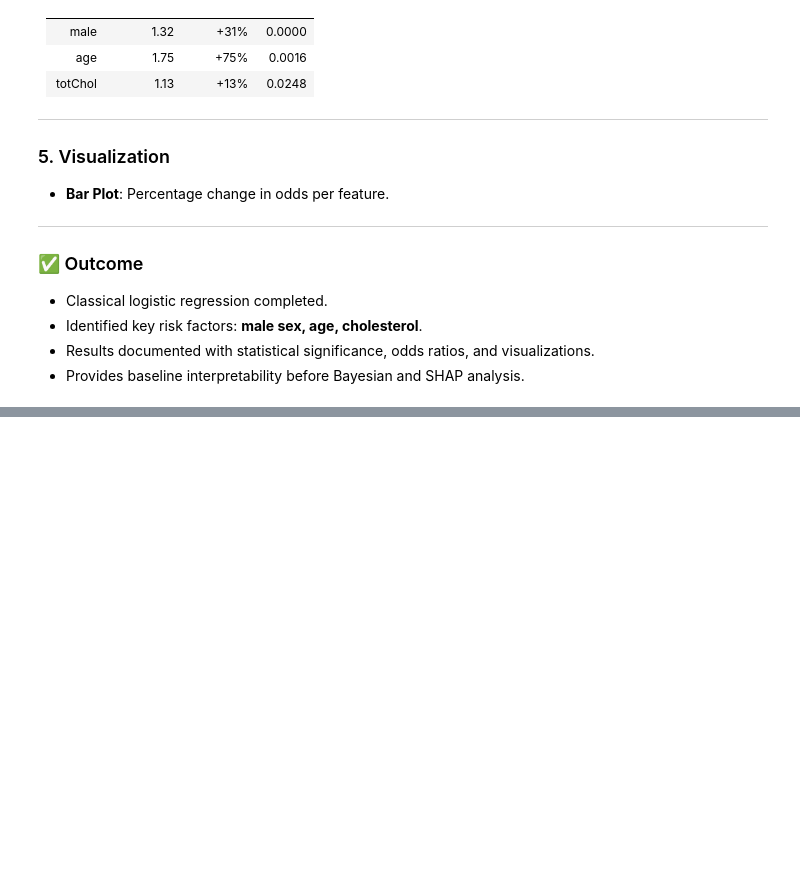
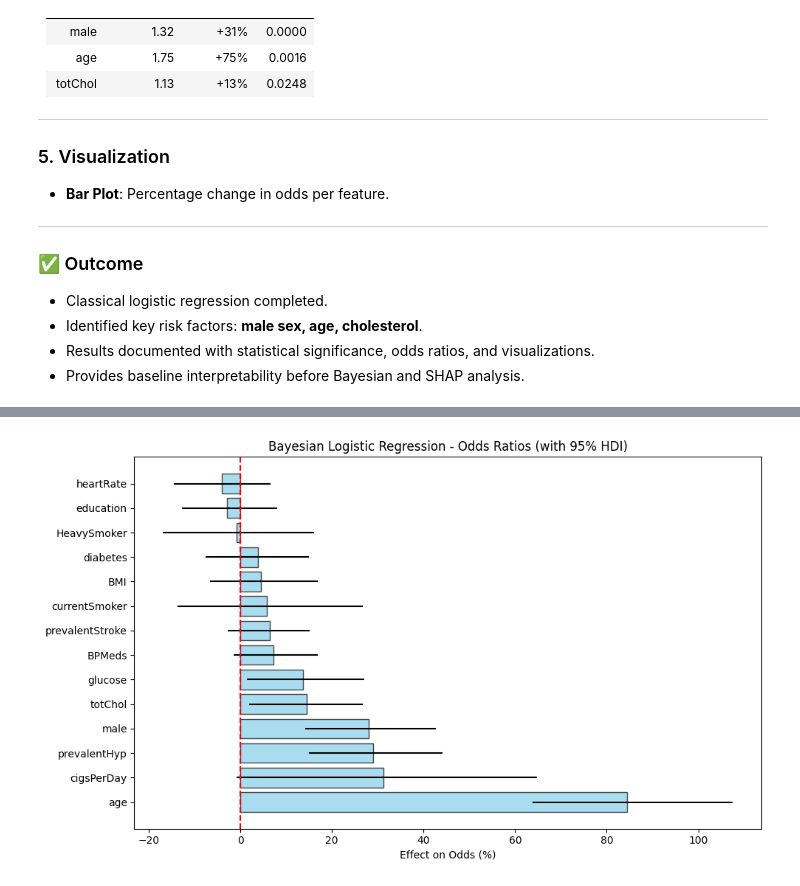
Before and after one commit to YOUSEF-ysfxjo/ml-cs-stats-interpretability-, a Jupyter notebook: notebooks/04-interpretability.ipynb, the cells around one changed output, grey strips where cells are left out. Saved outputs shown, nothing was run; the diff lists cells and outputs as text; code cells hidden in the pictures; blank space fills up the shorter version.

```diff
--- a/notebooks/04-interpretability.ipynb
+++ b/notebooks/04-interpretability.ipynb
@@ -480,3 +424,16 @@ bayes_df
+# %%
+plt.figure(figsize=(10,6))
+plt.barh(bayes_df["feature"], bayes_df["Effect_%"], xerr=[bayes_df["Effect_%"]-bayes_df["Effect_low%"],
+bayes_df["Effect_high%"]-bayes_df["Effect_%"]],
+alpha=0.7, color="skyblue", edgecolor="black")
+
+plt.axvline(0, color="red", linestyle="--")
+plt.xlabel("Effect on Odds (%)")
+plt.title("Bayesian Logistic Regression - Odds Ratios (with 95% HDI)")
+plt.tight_layout()
+plt.show()
+# %% [output]
+[figure, added]
 # %% [markdown]
 # MT2.1 | Bayesian Logistic Regression (PyMC)
 
```
Also changed, not shown: parts of 55 cells of this notebook, 8 other files.
